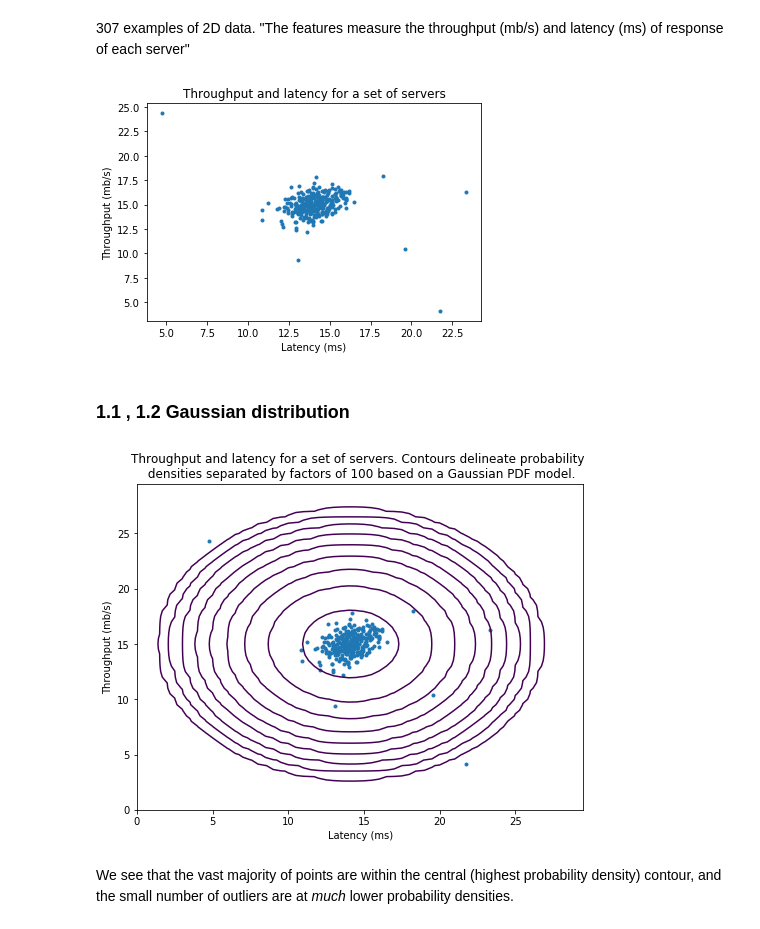
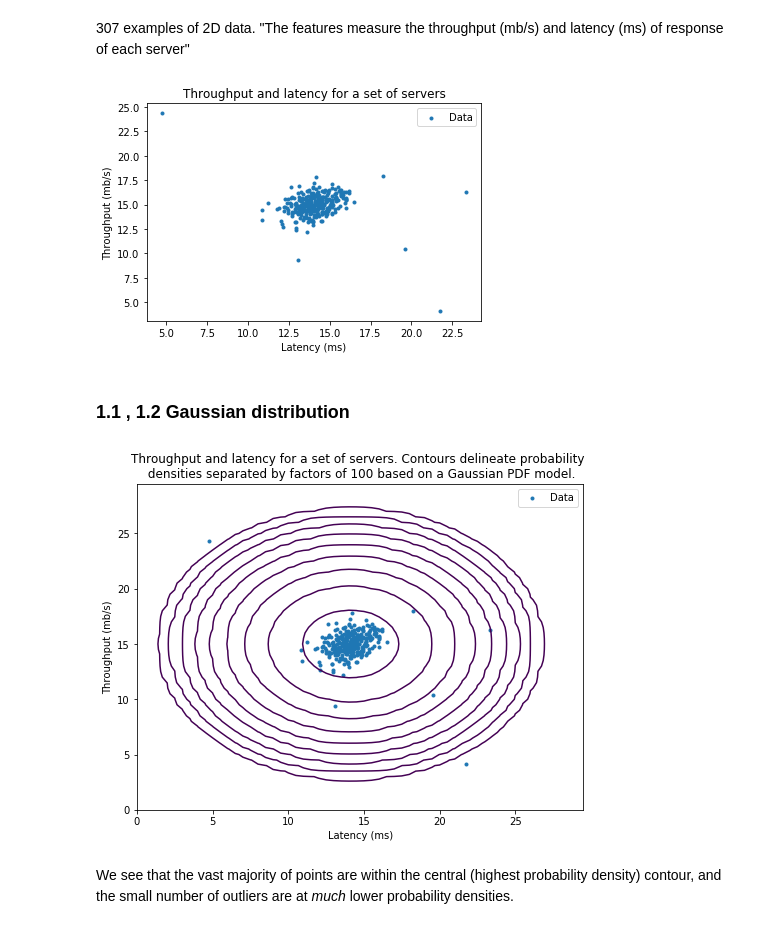
Before and after one commit to ZER-0-NE/Ng_ML, a Jupyter notebook: ex8/8_1_Anomaly_detection.ipynb, the cells around one changed output. Saved outputs shown, nothing was run; the diff lists cells and outputs as text; code cells hidden in the pictures.

```diff
--- a/ex8/8_1_Anomaly_detection.ipynb
+++ b/ex8/8_1_Anomaly_detection.ipynb
@@ -29,13 +29,14 @@ X.shape
 Xval = data['Xval']
 yval = data['yval']
 # %%
-plt.scatter(X[:, 0], X[:, 1], marker='.')
+plt.scatter(X[:, 0], X[:, 1], marker='.', label='Data')
 plt.xlabel('Latency (ms)')
 plt.ylabel('Throughput (mb/s)')
 plt.title('Throughput and latency for a set of servers')
+plt.legend()
 plt.show()
 # %% [output]
-[figure, old version]
+[figure, new version]
 # %% [markdown]
 ### 1.1 , 1.2 Gaussian distribution
 # %%
@@ -66,14 +67,17 @@ Z = scipy.stats.multivariate_normal(mu, sigma2).pdf(np.c_[xx0.ravel(), xx1.ravel
 Z = Z.reshape(xx0.shape)
 # %%
 plt.figure(figsize=(8, 6))
-plt.scatter(X[:, 0], X[:, 1], marker='.')
+plt.scatter(X[:, 0], X[:, 1], marker='.', label='Data')
 plt.contour(xx0, xx1, Z, np.logspace(-20, 0, 10))
 plt.xlabel('Latency (ms)')
 plt.ylabel('Throughput (mb/s)')
-plt.title('Throughput and latency for a set of servers. Contours delineate probability \n densities separated by factors of 100 based on a Gaussian PDF model.')
+plt.title('Throughput and latency for a set of servers.'
+          ' Contours delineate probability \n densities separated'
+          ' by factors of 100 based on a Gaussian PDF model.')
+plt.legend()
 plt.show()
 # %% [output]
-[figure, old version]
+[figure, new version]
 # %% [markdown]
 We see that the vast majority of points are within the central (highest probability density) contour, and the small number of outliers are at *much* lower probability densities.
 # %% [markdown]
```
Also changed, not shown: parts of 9 cells of this notebook, 1 other file.
